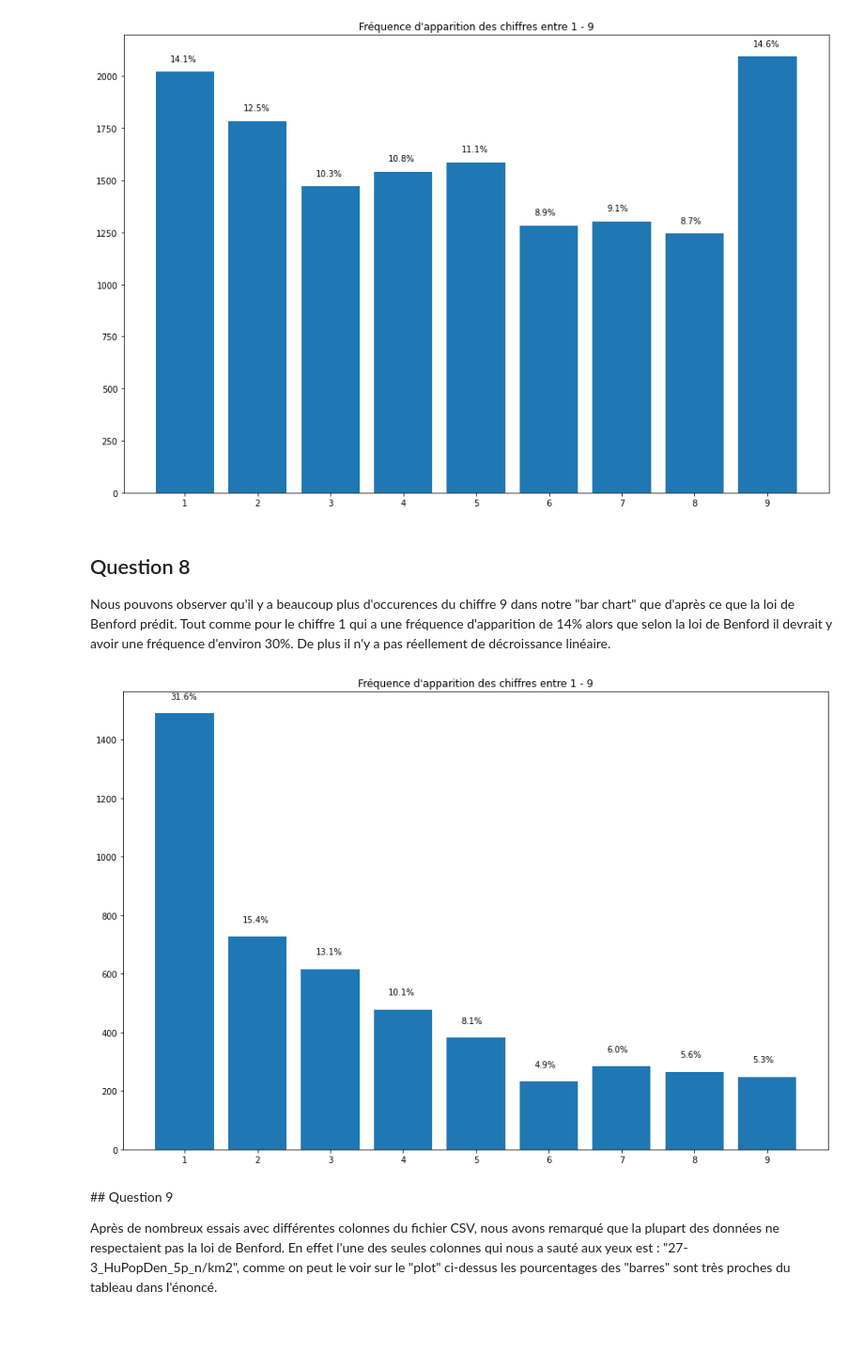
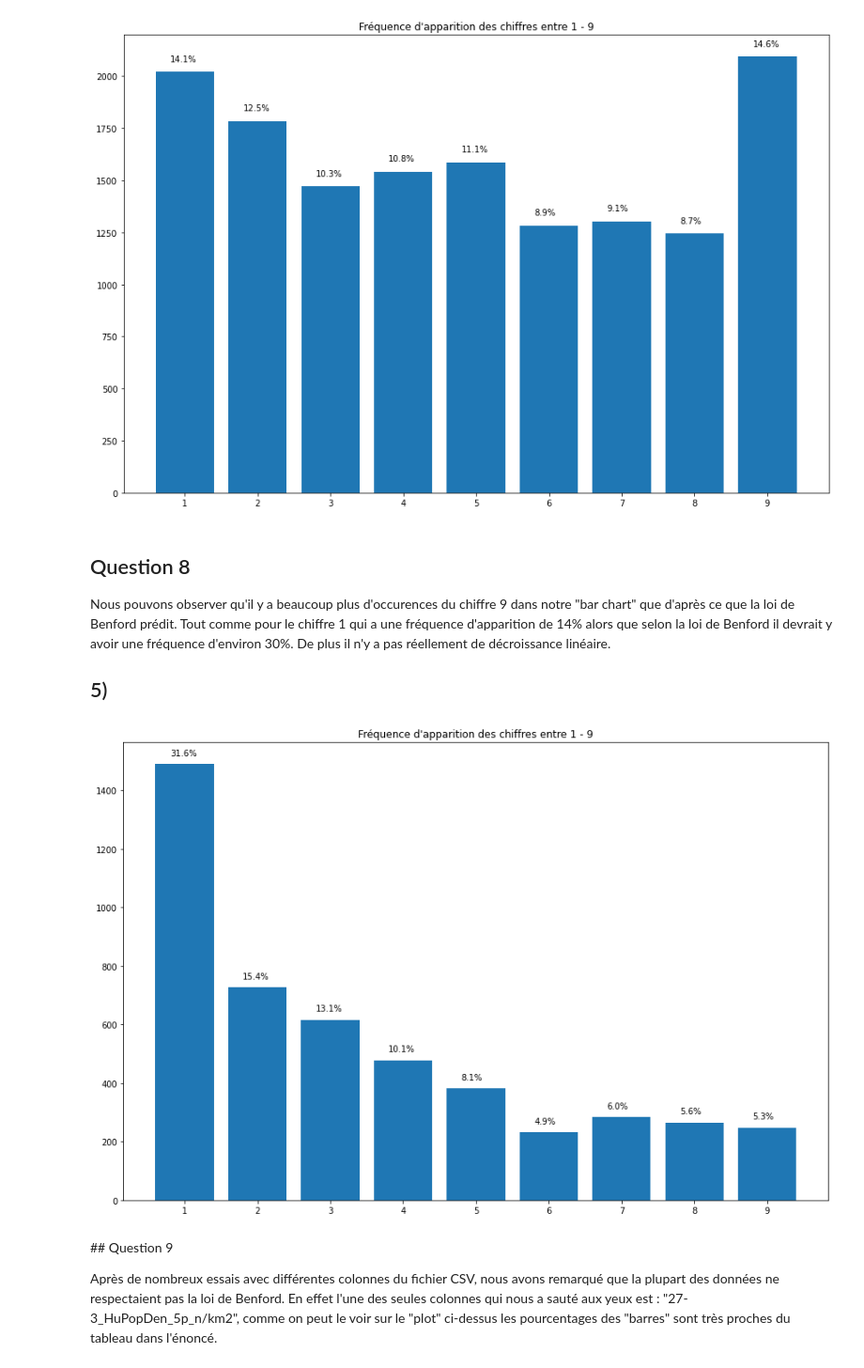
Before and after one commit to richmartins/ISD_L3, a Jupyter notebook: animaux.ipynb, the cells around one changed output. Shown: that part at 94% size. Saved outputs shown, nothing was run; the diff lists cells and outputs as text; code cells hidden in the pictures; blank space fills up the shorter version.

```diff
--- a/animaux.ipynb
+++ b/animaux.ipynb
@@ -4,3 +4,4 @@
 import pandas as pd
 from matplotlib import pyplot as plt
 import numpy as np
+plt.rcParams['figure.figsize'] = [15, 10] # setting size of plots
@@ -125,7 +132,7 @@ filteredData[["5-1_AdultBodyMass_g"]].mode()
 # 3)
 frequency = {"1": 0, "2": 0, "3": 0, "4": 0, "5": 0, "6": 0, "7": 0, "8": 0, "9": 0, "9": 0}
 
-data = df[df['5-1_AdultBodyMass_g'] > 0]["5-1_AdultBodyMass_g"]
+data = filteredData[filteredData['5-1_AdultBodyMass_g'] > 0]["5-1_AdultBodyMass_g"]
 
 for digit in frequency :
     for mass in data:
@@ -148,30 +155,31 @@ for i, v in enumerate(frequency.values()):
 ## Question 8
 
 Nous pouvons observer qu'il y a beaucoup plus d'occurences du chiffre 9 dans notre "bar chart" que d'après ce que la loi de Benford prédit. Tout comme pour le chiffre 1 qui a une fréquence d'apparition de 14% alors que selon la loi de Benford il devrait y avoir une fréquence d'environ 30%. De plus il n'y a pas réellement de décroissance linéaire.
+
+## 5)
 # %%
-# 5)
 frequency = {"1": 0, "2": 0, "3": 0, "4": 0, "5": 0,
              "6": 0, "7": 0, "8": 0, "9": 0, "9": 0}
 column = '27-3_HuPopDen_5p_n/km2'
 data = df[df[column] > 0][column]
 
 for digit in frequency :
     for mass in data:
         frequency[str(digit)] += str(mass).count(str(digit))
 
 fig, ax = plt.subplots()
 
 x = range(1,10)
 plt.rcParams['figure.figsize'] = [15, 10]
 plt.xticks(x)
 plt.title('Fréquence d\'apparition des chiffres entre 1 - 9')
 plot = plt.bar(x, frequency.values())
 
 
 for i, v in enumerate(frequency.values()):
-    ax.text(i + 0.8, v + 50, str(round(v*100/sum(frequency.values()), 1)) + "%", color='black')
+    ax.text(i + 0.8, v + 30, str(round(v*100/sum(frequency.values()), 1)) + "%", color='black')
 # %% [output]
-[figure, old version]
+[figure, new version]
 # %% [markdown]
 ## Question 9
 
```
Also changed, not shown: parts of 11 cells of this notebook, 1 other file.
